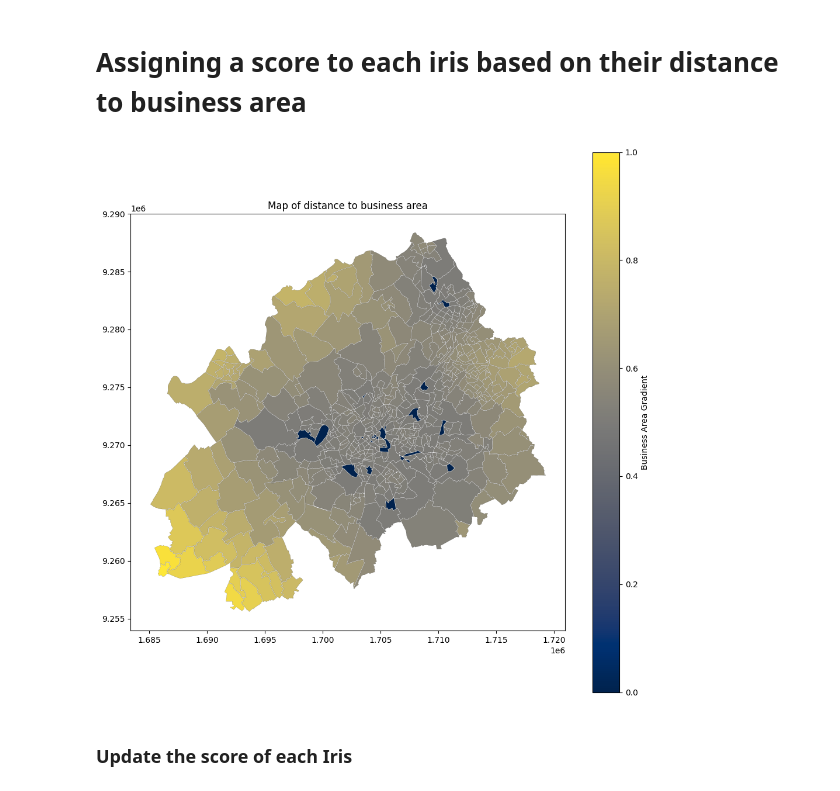
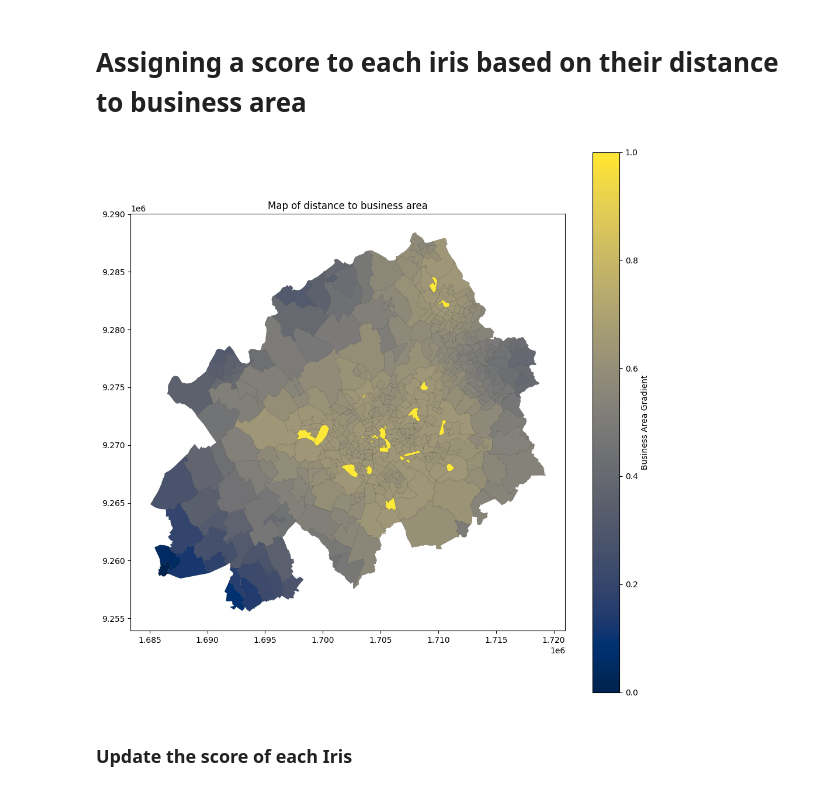
Before and after one commit to nvengeon/DataAnalysis, a Jupyter notebook: Data_aanalysis_Vengeon_李想_徐振毅.ipynb, the cells around one changed output. Saved outputs shown, nothing was run; the diff lists cells and outputs as text; code cells hidden in the pictures.

```diff
--- a/Data_aanalysis_Vengeon_李想_徐振毅.ipynb
+++ b/Data_aanalysis_Vengeon_李想_徐振毅.ipynb
@@ -66,7 +66,8 @@ bruit.plot(ax=ax, color='red',linewidth=0.3,figsize=(15,15))
 # %% [markdown]
 ### Aggregate all noise data by iris and calculate the geometric area of their intersection.
 # %%
-lilleMetropolis.drop(columns=['noise'], inplace=True)
+if 'noise' in lilleMetropolis.columns:
+    lilleMetropolis.drop(columns=['noise'], inplace=True)
 tempLille = lilleMetropolis.copy()
 tempLille['surface_iris'] = tempLille.area
 
@@ -85,7 +80,8 @@ Index(['INSEE_COM', 'NOM_COM', 'IRIS', 'CODE_IRIS', 'NOM_IRIS', 'TYP_IRIS',
 # %% [markdown]
 ### Add a new colmn on lilleMetropolis coresponding to the ratio of its area and the area off all the noise in the Iris
 # %%
-lilleMetropolis.drop(columns=['noise'], inplace=True)
+if 'noise' in lilleMetropolis.columns:
+    lilleMetropolis.drop(columns=['noise'], inplace=True)
 tempLille['noise'] = tempLille['intersection_area'].area / tempLille.geometry.area
 tempLille['noise'] = tempLille['noise'].fillna(0)
 lilleMetropolis = lilleMetropolis.merge(tempLille[['CODE_IRIS', 'noise']], how='left', on='CODE_IRIS')
@@ -131,32 +127,32 @@ lilleMetropolisBuffed['distanceArea'] = lilleMetropolisBuffed.apply(calculate_bu
 
 distances = lilleMetropolisBuffed['distanceArea'].values.reshape(-1, 1)
 
-scaler = MinMaxScaler(feature_range=(0.5, 1))
+scaler = MinMaxScaler(feature_range=(0.6, 1))
 
 non_one_mask = lilleMetropolisBuffed['distanceArea'] != 0
 lilleMetropolisBuffed['Business_area_gradient'] = lilleMetropolisBuffed['distanceArea']
 lilleMetropolisBuffed.loc[non_one_mask, 'Business_area_gradient'] = scaler.fit_transform(lilleMetropolisBuffed.loc[non_one_mask, 'distanceArea'].values.reshape(-1, 1))
-lilleMetropolis['Business_area'] = 1- lilleMetropolisBuffed['Business_area_gradient']
+lilleMetropolis['Business_area'] = 1- lilleMetropolisBuffed['Business_area_gradient']**2
 # %%
 
 # Set up the colormap
 cmap = 'cividis'
-norm = Normalize(vmin=lilleMetropolis['Business_area_gradient'].min(),
-                 vmax=lilleMetropolis['Business_area_gradient'].max())
+norm = Normalize(vmin=lilleMetropolis['Business_area'].min(),
+                 vmax=lilleMetropolis['Business_area'].max())
 sm = ScalarMappable(cmap=cmap, norm=norm)
 
 # Plot the GeoDataFrame with a gradient of color
 fig, ax = plt.subplots(figsize=(12, 12))
-lilleMetropolis.plot(column='Business_area_gradient', cmap=cmap, linewidth=0.1, edgecolor='black',
+lilleMetropolis.plot(column='Business_area', cmap=cmap, linewidth=0.1, edgecolor='black',
                      legend=False, ax=ax)
 
 # Add colorbar
 cbar = plt.colorbar(sm, ax=ax, orientation='vertical', label='Business Area Gradient')
 ax.set_title('Map of distance to business area')
 
 plt.show()
 # %% [output]
-[figure, old version]
+[figure, new version]
 # %% [markdown]
 ### Update the score of each Iris
 # %%
```
Also changed, not shown: parts of 10 cells of this notebook.
